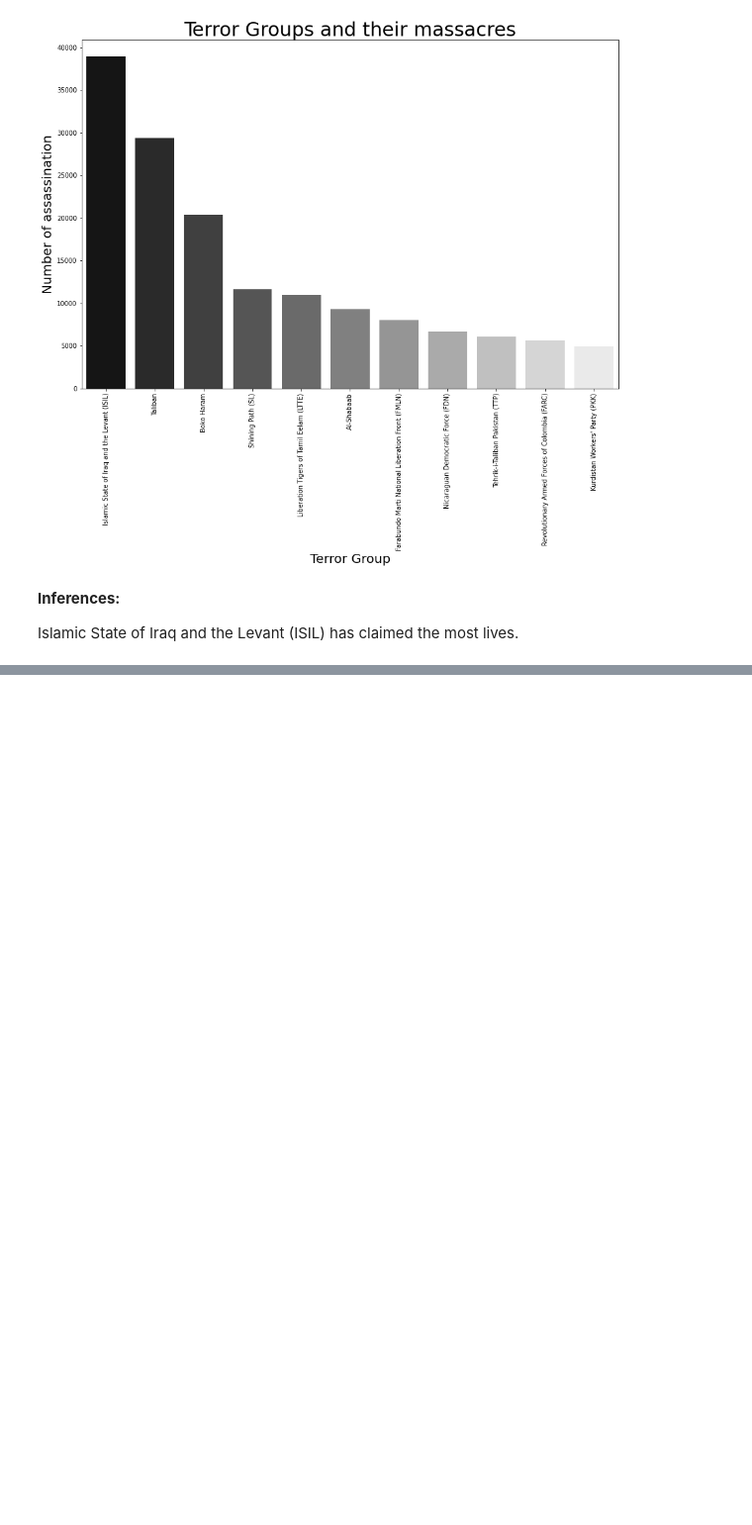
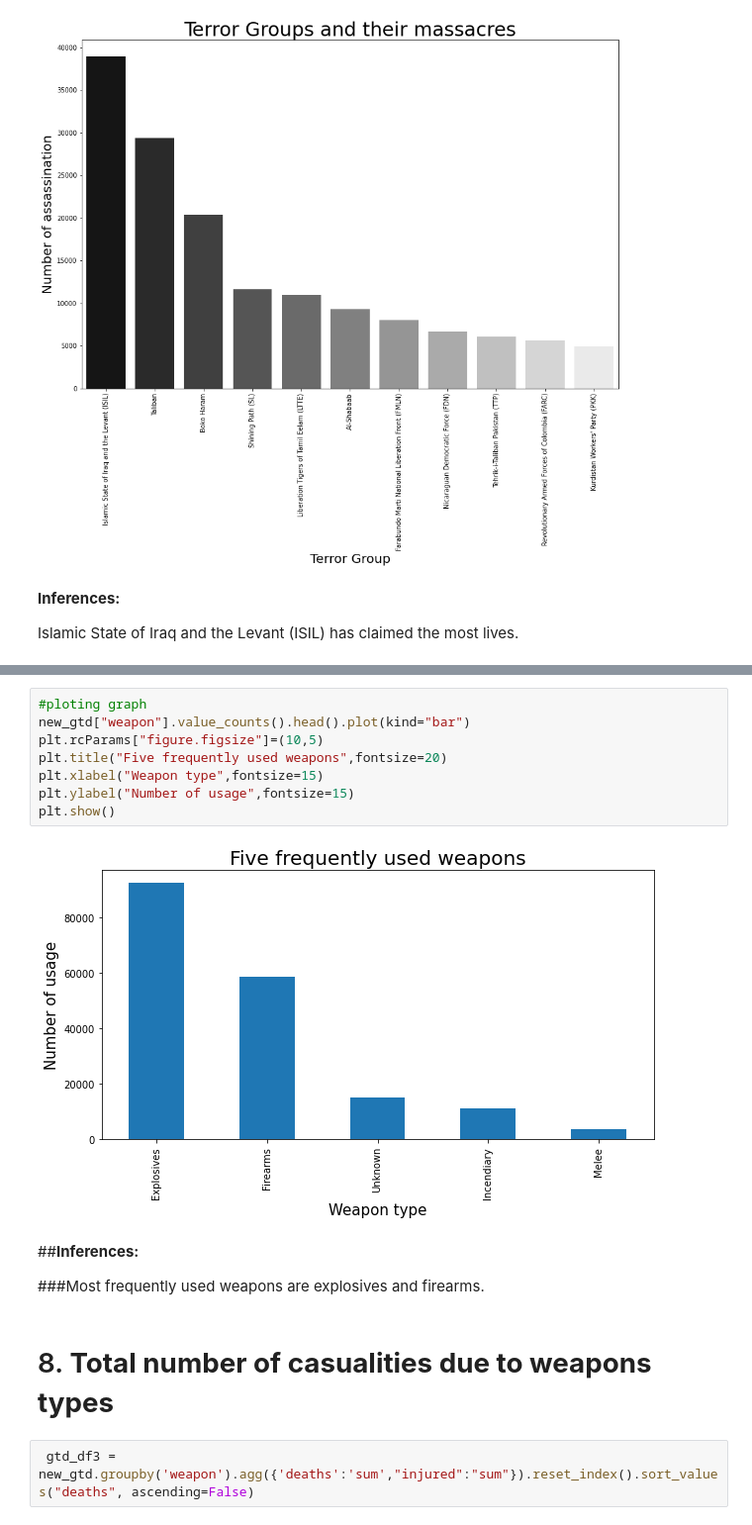
Before and after one commit to nivyathiruvoth/Global-Terrorism-Analysis, a Jupyter notebook: EDA_Global_Terrorism_Analysis.ipynb, the cells around one changed output, grey strips where cells are left out. Shown at 99% size. Cells and saved outputs as stored; diff of their text form; blank space fills up the shorter version.

```diff
--- a/EDA_Global_Terrorism_Analysis.ipynb
+++ b/EDA_Global_Terrorism_Analysis.ipynb
@@ -415,0 +612,18 @@ Islamic State of Iraq and the Levant (ISIL)	has claimed the most lives.
+# %%
+#ploting graph
+new_gtd["weapon"].value_counts().head().plot(kind="bar")
+plt.rcParams["figure.figsize"]=(10,5)
+plt.title("Five frequently used weapons",fontsize=20)
+plt.xlabel("Weapon type",fontsize=15)
+plt.ylabel("Number of usage",fontsize=15)
+plt.show()
+# %% [output]
+[figure, added]
+# %% [markdown]
+##**Inferences:**
+
+###Most frequently used weapons are explosives and firearms.
+# %% [markdown]
+# 8. **Total number of casualities due to weapons types**
+# %%
+ gtd_df3 = new_gtd.groupby('weapon').agg({'deaths':'sum',"injured":"sum"}).reset_index().sort_values("deaths", ascending=False)
```
Also changed, not shown: parts of 26 cells of this notebook.
